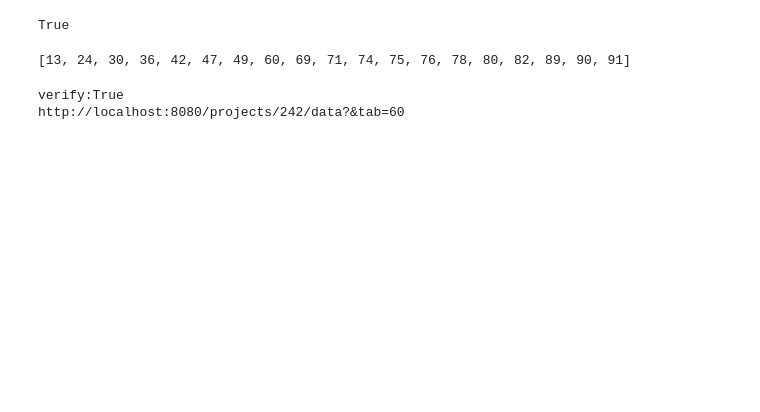
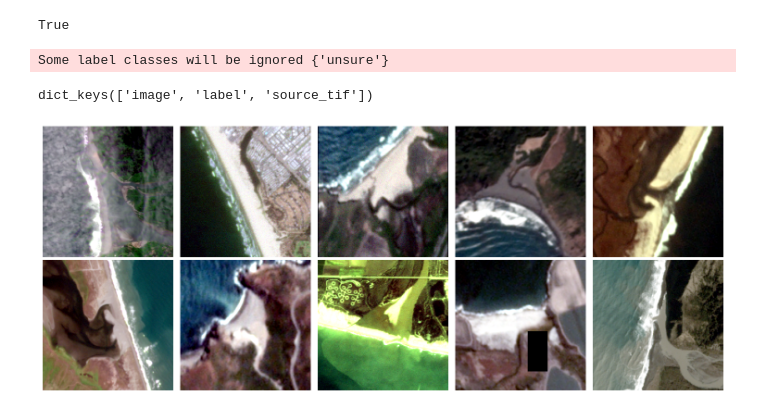
Before and after one commit to kyle-dorman/estuary, a Jupyter notebook: notebooks/muck.ipynb, the cells around one changed output. Saved outputs shown, nothing was run; the diff lists cells and outputs as text; code cells hidden in the pictures; blank space fills up the shorter version.

Commit message:
add augmentations prepare to test new train script

```diff
--- a/notebooks/muck.ipynb
+++ b/notebooks/muck.ipynb
@@ -9,12 +11,3 @@ from label_studio_sdk.client import LabelStudio
 load_dotenv("../.env")
 # %% [output]
 True
-# %%
-skipped = (
-    pd.read_csv("/Volumes/x10pro/estuary/geos/skipped_regions.csv")["Site code"]
-    .sort_values()
-    .to_list()
-)
-skipped
-# %% [output]
-[13, 24, 30, 36, 42, 47, 49, 60, 69, 71, 74, 75, 76, 78, 80, 82, 89, 90, 91]
@@ -39,5 +14,51 @@ pi = projects_iter()
-# %%
-print(next(pi))
-# %% [output]
-verify:True
-http://localhost:8080/projects/242/data?&tab=60
+# %%
+from estuary.model.config import Bands, EstuaryConfig
+from estuary.model.data import EstuaryDataset, create_splits
+
+conf = EstuaryConfig(
+    data=Path("/Volumes/x10pro/estuary/dataset/labels.csv"),
+    region_splits=Path("/Volumes/x10pro/estuary/dataset/region_splits.csv"),
+    bands=Bands.RGB,
+    normalization_path=Path("/Volumes/x10pro/estuary/dataset/normalization/stats.json"),
+    batch_size=1,
+    # contrast_p=0,
+    # brightness_p=0,
+    # rotation_p=0,
+    # vertical_flip_p=0,
+    # horizontal_flip_p=0,
+    # sharpness_p=0,
+    # erasing_p=0,
+    # gauss_p=0,
+    # blur_p=0,
+    # channel_shift_p=1,
+    # brightness=0.15,
+    # contrast=0.15,
+    # sharpness=2.0,
+    # gauss_std=0.02,
+    # blur_sigma=(0.0, 2.0),
+    # channel_shift_limit=0.2,
+)
+
+df_train, df_val, df_test = create_splits(conf)
+
+ds = EstuaryDataset(df_train, conf, train=True)
+
+ds[0].keys()
+# %% [output]
+Some label classes will be ignored {'unsure'}
+dict_keys(['image', 'label', 'source_tif'])
+# %%
+fig, axes = plt.subplots(nrows=2, ncols=5, figsize=(15, 6))
+idxes = np.random.randint(0, len(ds), 10)
+for ax, i in zip(axes.flatten(), idxes, strict=False):
+    ax.axis("off")
+    data = ds[i]["image"][0]
+    data = ds.denormalize(data).detach().cpu().numpy()[0]
+    nodata = (data != 0).all(axis=0)
+    data = masked_contrast_stretch(data, nodata)
+    ax.imshow(data.transpose((1, 2, 0)))
+
+fig.tight_layout()
+plt.show()
+# %% [output]
+[figure, added]
```
Also changed, not shown: parts of 3 cells of this notebook, 28 other files.
